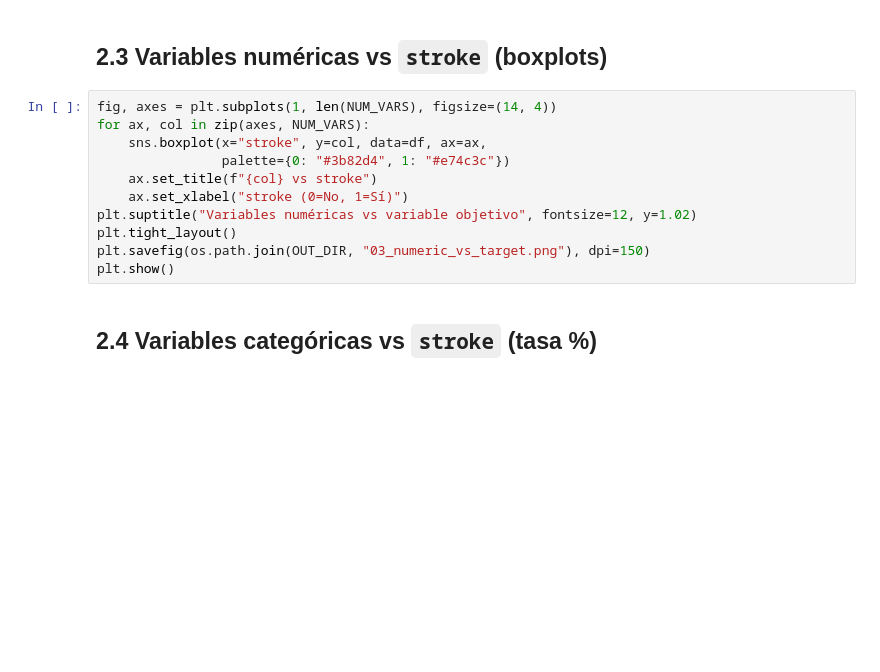
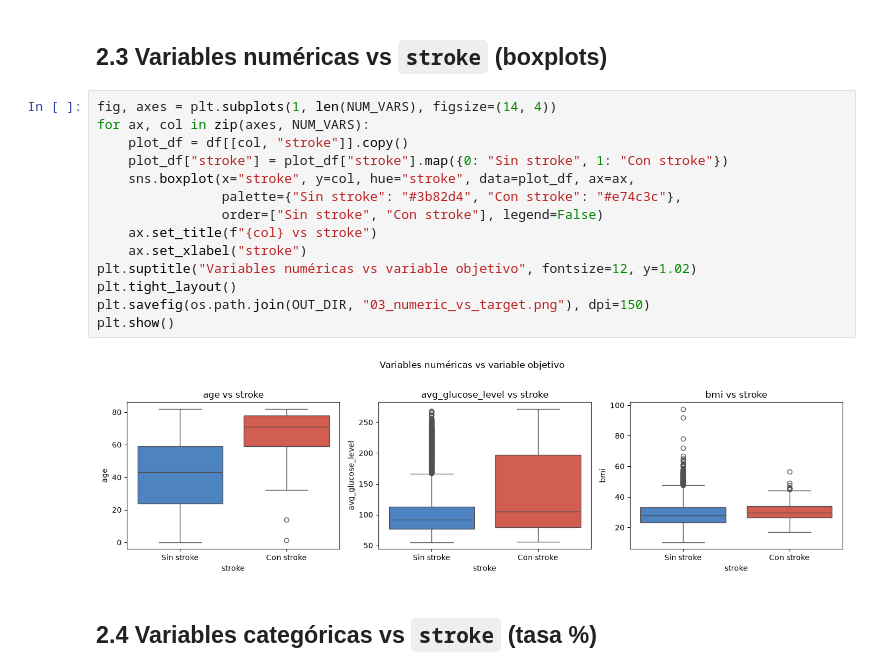
Before and after one commit to KarlaRoChi/ProyectoMIneria, a Jupyter notebook: 02_eda.ipynb, the cells around one changed output. Cells and saved outputs as stored; diff of their text form; blank space fills up the shorter version.

```diff
--- a/02_eda.ipynb
+++ b/02_eda.ipynb
@@ -63,14 +69,19 @@ plt.show()
 # %%
 fig, axes = plt.subplots(1, len(NUM_VARS), figsize=(14, 4))
 for ax, col in zip(axes, NUM_VARS):
-    sns.boxplot(x="stroke", y=col, data=df, ax=ax,
-                palette={0: "#3b82d4", 1: "#e74c3c"})
+    plot_df = df[[col, "stroke"]].copy()
+    plot_df["stroke"] = plot_df["stroke"].map({0: "Sin stroke", 1: "Con stroke"})
+    sns.boxplot(x="stroke", y=col, hue="stroke", data=plot_df, ax=ax,
+                palette={"Sin stroke": "#3b82d4", "Con stroke": "#e74c3c"},
+                order=["Sin stroke", "Con stroke"], legend=False)
     ax.set_title(f"{col} vs stroke")
-    ax.set_xlabel("stroke (0=No, 1=Sí)")
+    ax.set_xlabel("stroke")
 plt.suptitle("Variables numéricas vs variable objetivo", fontsize=12, y=1.02)
 plt.tight_layout()
 plt.savefig(os.path.join(OUT_DIR, "03_numeric_vs_target.png"), dpi=150)
 plt.show()
+# %% [output]
+[figure, added]
 # %% [markdown]
 ## 2.4 Variables categóricas vs `stroke` (tasa %)
 # %%
```
Also changed, not shown: parts of 5 cells of this notebook, 14 other files.
